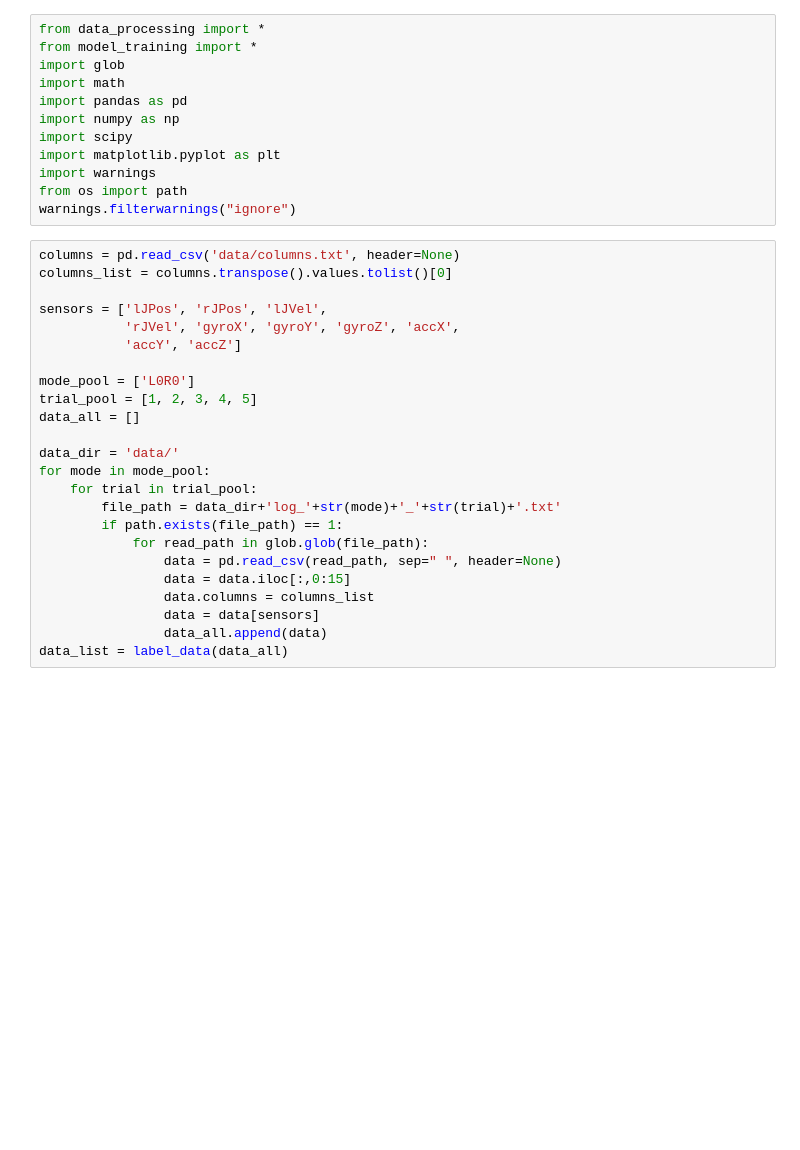
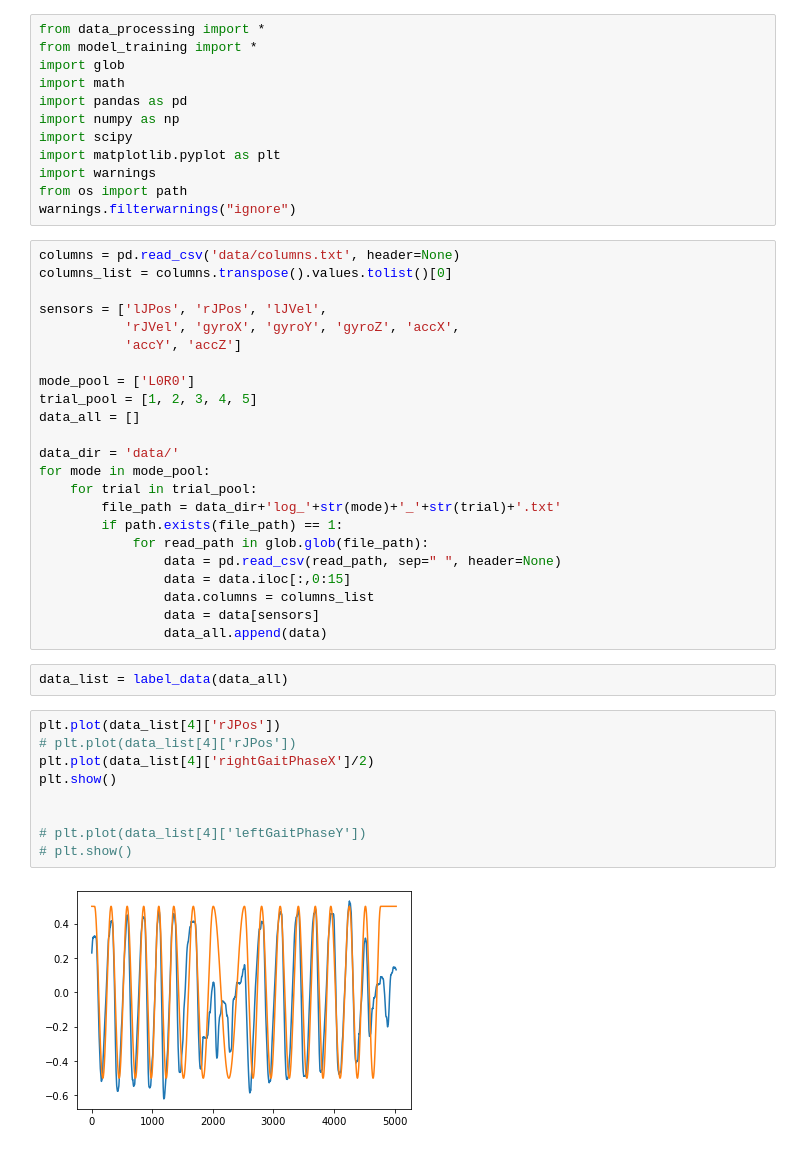
Before and after one commit to inseungkang/HipExo_GaitPhaseEstimation, a Jupyter notebook: Process Data.ipynb, the cells around one changed output. Drawn from its saved outputs; the diff is of its cells as text; blank space fills up the shorter version.

Commit message:
update training the model, and graphing the result

```diff
--- a/Process Data.ipynb
+++ b/Process Data.ipynb
@@ -33,4 +33,16 @@ for mode in mode_pool:
                 data.columns = columns_list
                 data = data[sensors]
                 data_all.append(data)
-data_list = label_data(data_all)
+# %%
+data_list = label_data(data_all)
+# %%
+plt.plot(data_list[4]['rJPos'])
+# plt.plot(data_list[4]['rJPos'])
+plt.plot(data_list[4]['rightGaitPhaseX']/2)
+plt.show()
+
+
+# plt.plot(data_list[4]['leftGaitPhaseY'])
+# plt.show()
+# %% [output]
+[figure, added]
```
Also changed, not shown: parts of 9 cells of this notebook, 4 other files.
